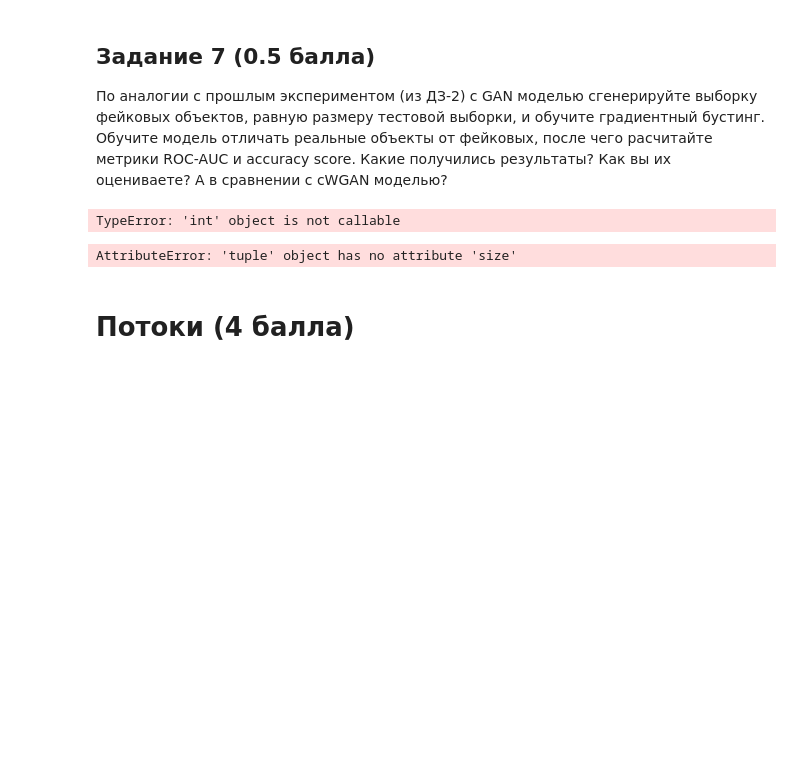
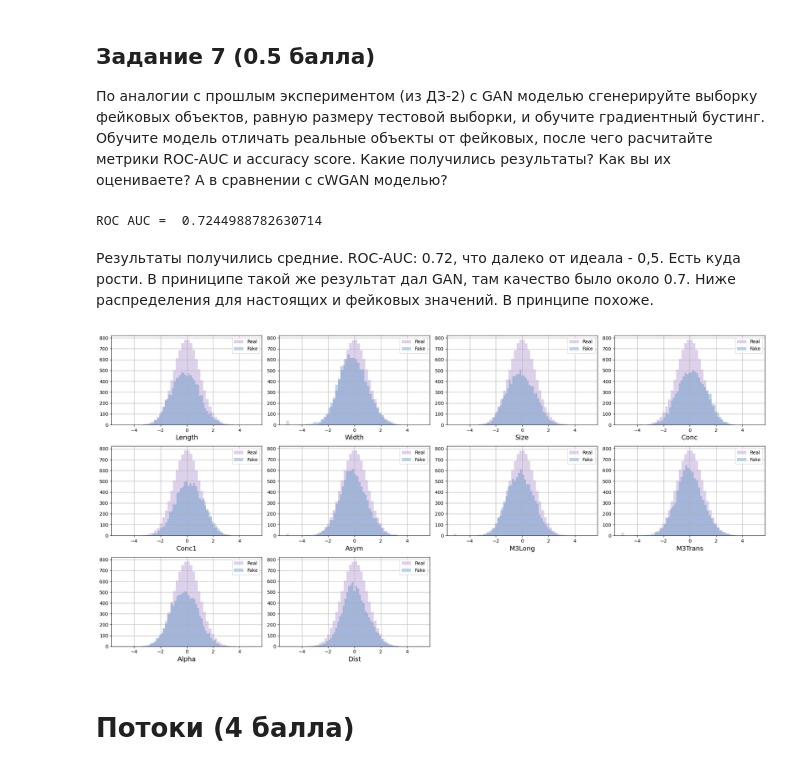
Before and after one commit to lanarich/DL, a Jupyter notebook: HW3.ipynb, the cells around one changed output. Saved outputs shown, nothing was run; the diff lists cells and outputs as text; code cells hidden in the pictures; blank space fills up the shorter version.

```diff
--- a/HW3.ipynb
+++ b/HW3.ipynb
@@ -605,11 +523,3 @@ plt.show()
 # %% [markdown]
 ## Задание 7 (0.5 балла)
 По аналогии с прошлым экспериментом (из ДЗ-2) с GAN моделью сгенерируйте выборку фейковых объектов, равную размеру тестовой выборки, и обучите градиентный бустинг. Обучите модель отличать реальные объекты от фейковых, после чего расчитайте метрики ROC-AUC и accuracy score. Какие получились результаты? Как вы их оцениваете? А в сравнении с сWGAN моделью?
-# %%
-X_fake = generate_with_diffusion(diffusionFitter.model, y_test, latent_dim, diffusionFitter.scheduler)
-# %% [output]
-TypeError: 'int' object is not callable
-# %%
-y.shape
-# %% [output]
-AttributeError: 'tuple' object has no attribute 'size'
@@ -631,0 +526,12 @@ print(f"ROC-AUC: {roc_auc}, Accuracy: {accuracy}")
+# %%
+y_train_tensor = torch.tensor(y_train, dtype=torch.float32, device=DEVICE)
+y_test_tensor = torch.tensor(y_test, dtype=torch.float32, device=DEVICE)
+
+X_fake_train = generate_with_diffusion(diffusion_fitter.model, y_train_tensor, latent_dim, noise_scheduler)
+X_fake_test = generate_with_diffusion(diffusion_fitter.model, y_test_tensor, latent_dim, noise_scheduler)
+
+XX_train = np.concatenate((X_fake_train, X_train), axis=0)
+XX_test = np.concatenate((X_fake_test, X_test), axis=0)
+
+yy_train = np.array([0] * len(X_fake_train) + [1] * len(X_train))
+yy_test = np.array([0] * len(X_fake_test) + [1] * len(X_test))
@@ -632,3 +547,15 @@ print(f"ROC-AUC: {roc_auc}, Accuracy: {accuracy}")
+# %%
+from sklearn.metrics import roc_auc_score
+auc = roc_auc_score(yy_test, yy_test_proba)
+print("ROC AUC = ", auc)
+# %% [output]
+ROC AUC =  0.7244988782630714
+# %% [markdown]
+Результаты получились средние. ROC-AUC: 0.72, что далеко от идеала - 0,5. Есть куда рости. В приниципе такой же результат дал GAN, там качество было около 0.7. Ниже распределения для настоящих и фейковых значений. В принципе похоже.
+# %%
+plot_hists(X_train, X_fake_train, names, label1="Real", label2="Fake", bins=50)
+# %% [output]
+[figure, added]
 # %% [markdown]
 # Потоки (4 балла)
 # %% [markdown]
```
Also changed, not shown: parts of 26 cells of this notebook.
